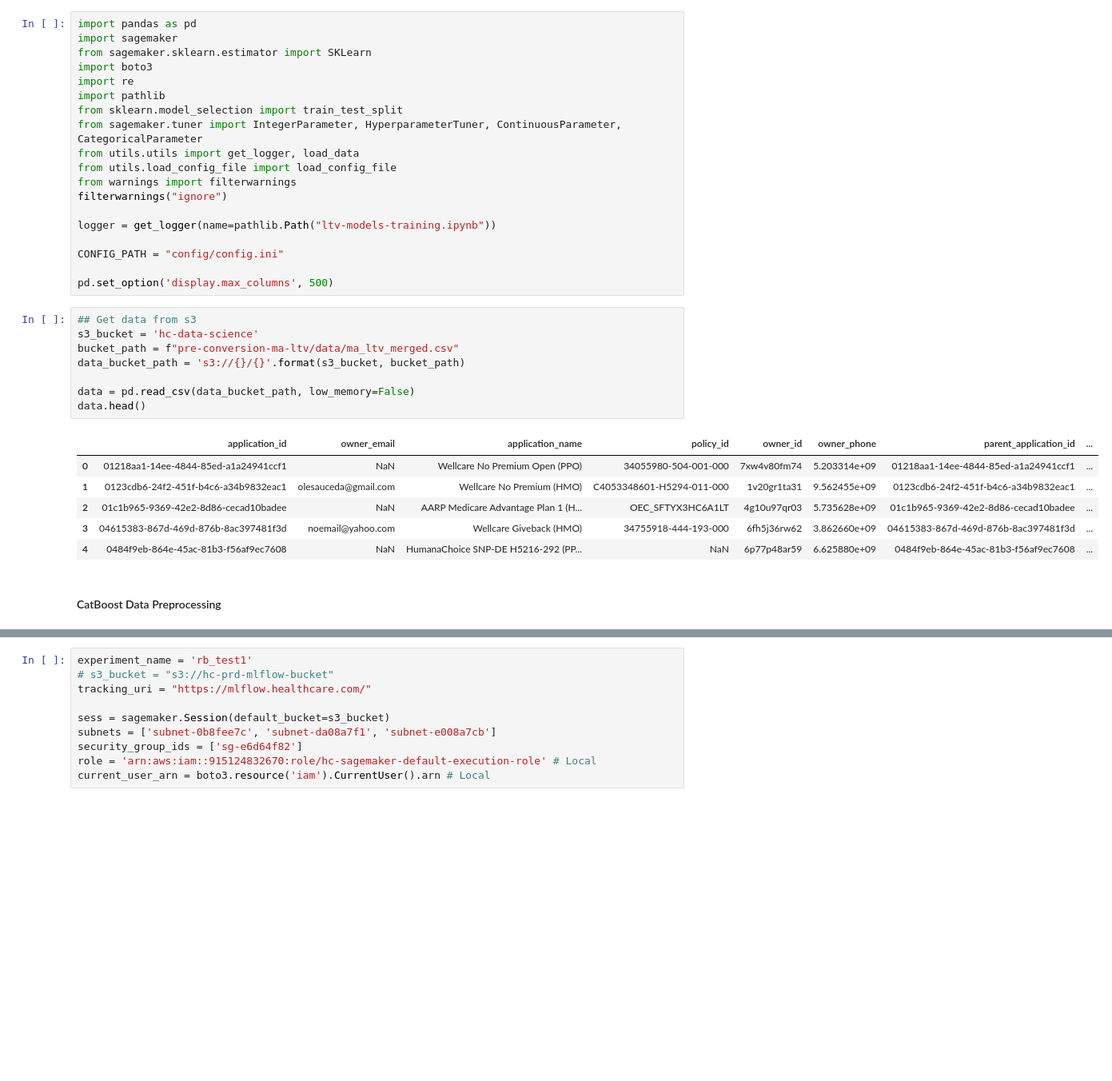
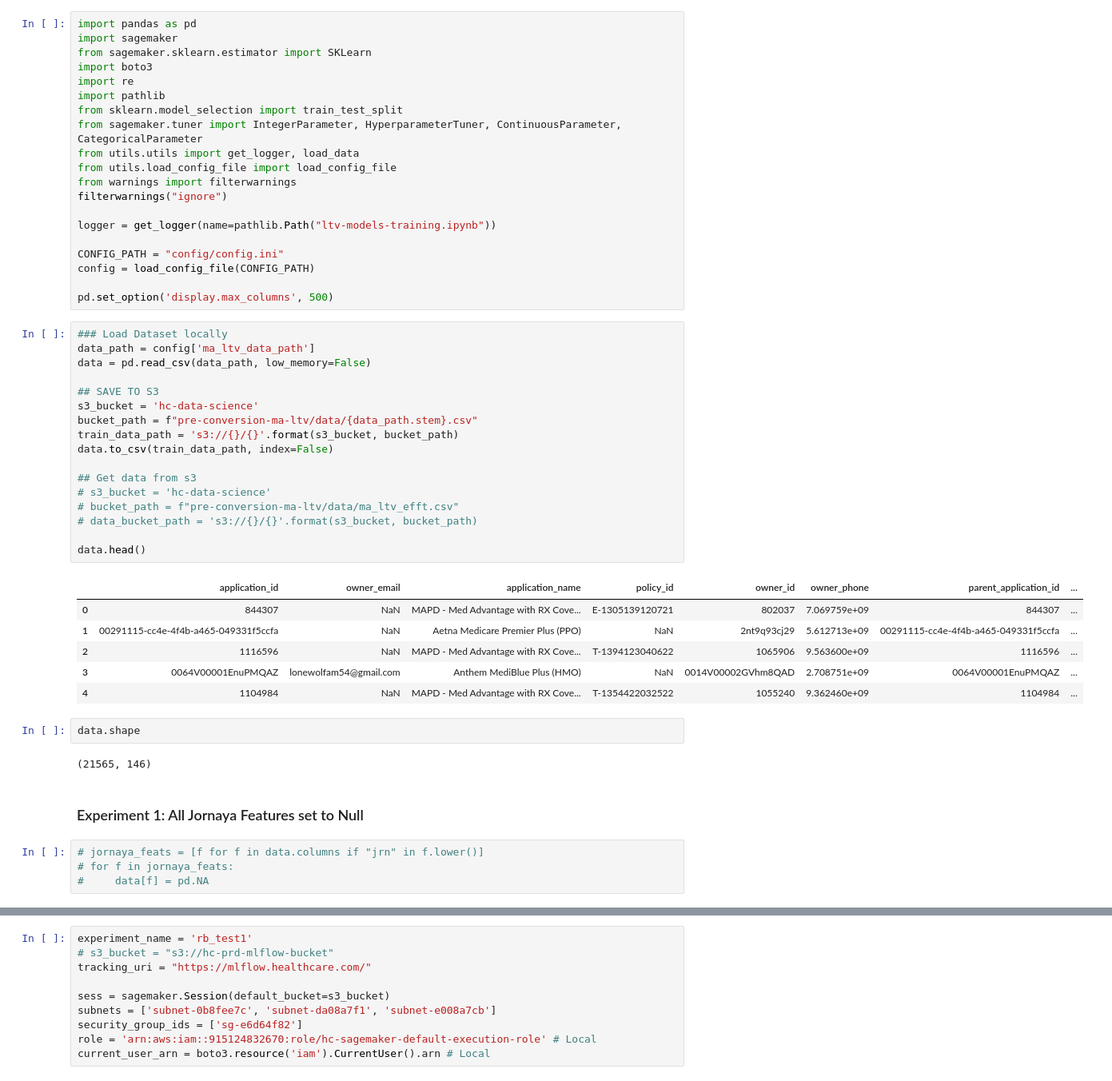
Before and after one commit to jawhar-healthcare/MedicareAdvantage_Pre_Conversion_LTV, a Jupyter notebook: ltv-models-training.ipynb, the cells around one changed output, grey strips where cells are left out. Shown at 80% size. Cells and saved outputs as stored; diff of their text form; blank space fills up the shorter version.

```diff
--- a/ltv-models-training.ipynb
+++ b/ltv-models-training.ipynb
@@ -15,22 +15,40 @@ filterwarnings("ignore")
 logger = get_logger(name=pathlib.Path("ltv-models-training.ipynb"))
 
 CONFIG_PATH = "config/config.ini"
+config = load_config_file(CONFIG_PATH)
 
 pd.set_option('display.max_columns', 500)
 # %%
+### Load Dataset locally
+data_path = config['ma_ltv_data_path']
+data = pd.read_csv(data_path, low_memory=False)
+
+## SAVE TO S3
+s3_bucket = 'hc-data-science'
+bucket_path = f"pre-conversion-ma-ltv/data/{data_path.stem}.csv"
+train_data_path = 's3://{}/{}'.format(s3_bucket, bucket_path)
+data.to_csv(train_data_path, index=False)
+
 ## Get data from s3
-s3_bucket = 'hc-data-science'
-bucket_path = f"pre-conversion-ma-ltv/data/ma_ltv_merged.csv"
-data_bucket_path = 's3://{}/{}'.format(s3_bucket, bucket_path)
+# s3_bucket = 'hc-data-science'
+# bucket_path = f"pre-conversion-ma-ltv/data/ma_ltv_efft.csv"
+# data_bucket_path = 's3://{}/{}'.format(s3_bucket, bucket_path)
 
-data = pd.read_csv(data_bucket_path, low_memory=False)
 data.head()
 # %% [output]
 |  | application_id | owner_email | application_name | policy_id | owner_id | owner_phone | parent_application_id | ... |
-| 0 | 01218aa1-14ee-4844-85ed-a1a24941ccf1 | NaN | Wellcare No Premium Open (PPO) | 34055980-504-001-000 | 7xw4v80fm74 | 5.203314e+09 | 01218aa1-14ee-4844-85ed-a1a24941ccf1 | ... |
-| 1 | 0123cdb6-24f2-451f-b4c6-a34b9832eac1 | olesauceda@gmail.com | Wellcare No Premium (HMO) | C4053348601-H5294-011-000 | 1v20gr1ta31 | 9.562455e+09 | 0123cdb6-24f2-451f-b4c6-a34b9832eac1 | ... |
-| 2 | 01c1b965-9369-42e2-8d86-cecad10badee | NaN | AARP Medicare Advantage Plan 1 (H... | OEC_SFTYX3HC6A1LT | 4g10u97qr03 | 5.735628e+09 | 01c1b965-9369-42e2-8d86-cecad10badee | ... |
-| 3 | 04615383-867d-469d-876b-8ac397481f3d | noemail@yahoo.com | Wellcare Giveback (HMO) | 34755918-444-193-000 | 6fh5j36rw62 | 3.862660e+09 | 04615383-867d-469d-876b-8ac397481f3d | ... |
-| 4 | 0484f9eb-864e-45ac-81b3-f56af9ec7608 | NaN | HumanaChoice SNP-DE H5216-292 (PP... | NaN | 6p77p48ar59 | 6.625880e+09 | 0484f9eb-864e-45ac-81b3-f56af9ec7608 | ... |
+| 0 | 844307 | NaN | MAPD - Med Advantage with RX Cove... | E-1305139120721 | 802037 | 7.069759e+09 | 844307 | ... |
+| 1 | 00291115-cc4e-4f4b-a465-049331f5ccfa | NaN | Aetna Medicare Premier Plus (PPO) | NaN | 2nt9q93cj29 | 5.612713e+09 | 00291115-cc4e-4f4b-a465-049331f5ccfa | ... |
+| 2 | 1116596 | NaN | MAPD - Med Advantage with RX Cove... | T-1394123040622 | 1065906 | 9.563600e+09 | 1116596 | ... |
+| 3 | 0064V00001EnuPMQAZ | lonewolfam54@gmail.com | Anthem MediBlue Plus (HMO) | NaN | 0014V00002GVhm8QAD | 2.708751e+09 | 0064V00001EnuPMQAZ | ... |
+| 4 | 1104984 | NaN | MAPD - Med Advantage with RX Cove... | T-1354422032522 | 1055240 | 9.362460e+09 | 1104984 | ... |
-# %% [markdown]
-#### CatBoost Data Preprocessing
+# %%
+data.shape
+# %% [output]
+(21565, 146)
+# %% [markdown]
+### Experiment 1: All Jornaya Features set to Null
+# %%
+# jornaya_feats = [f for f in data.columns if "jrn" in f.lower()]
+# for f in jornaya_feats:
+#     data[f] = pd.NA
```
Also changed, not shown: parts of 17 cells of this notebook, 7 other files.
